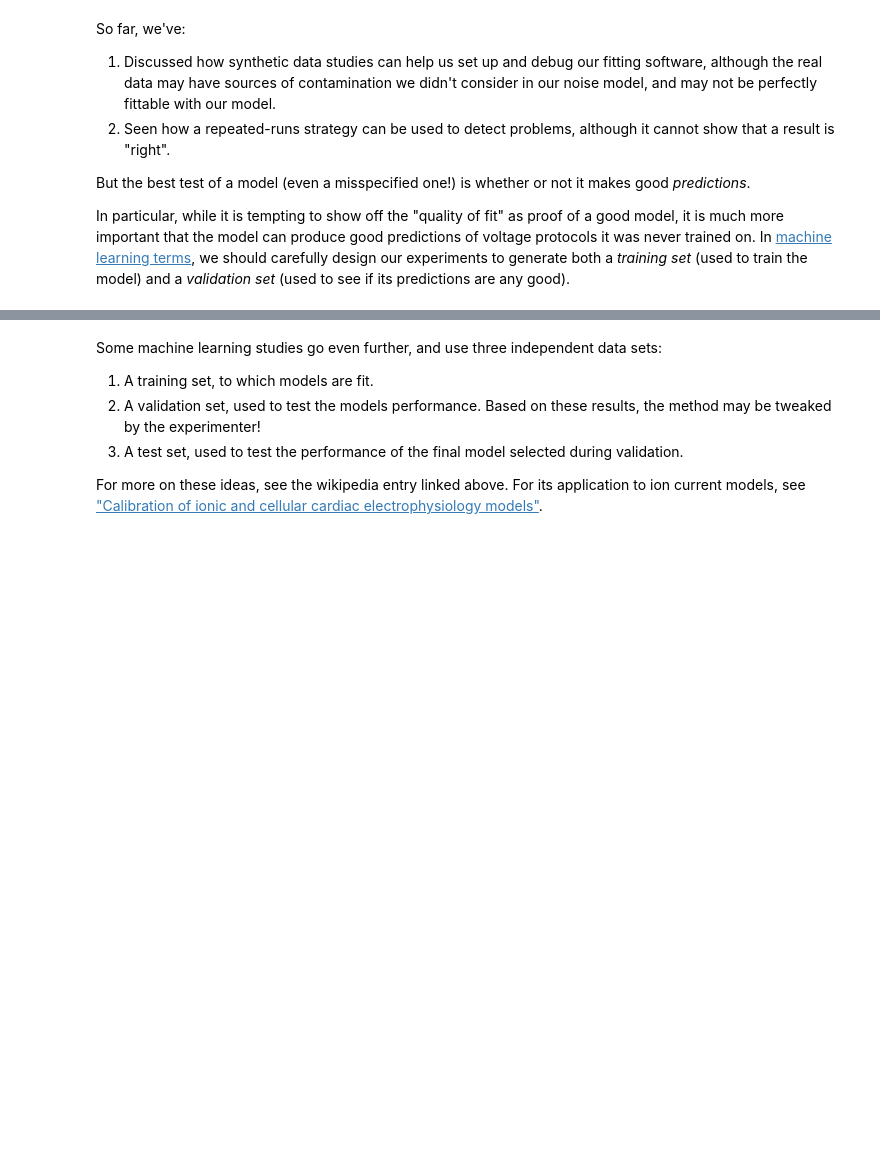
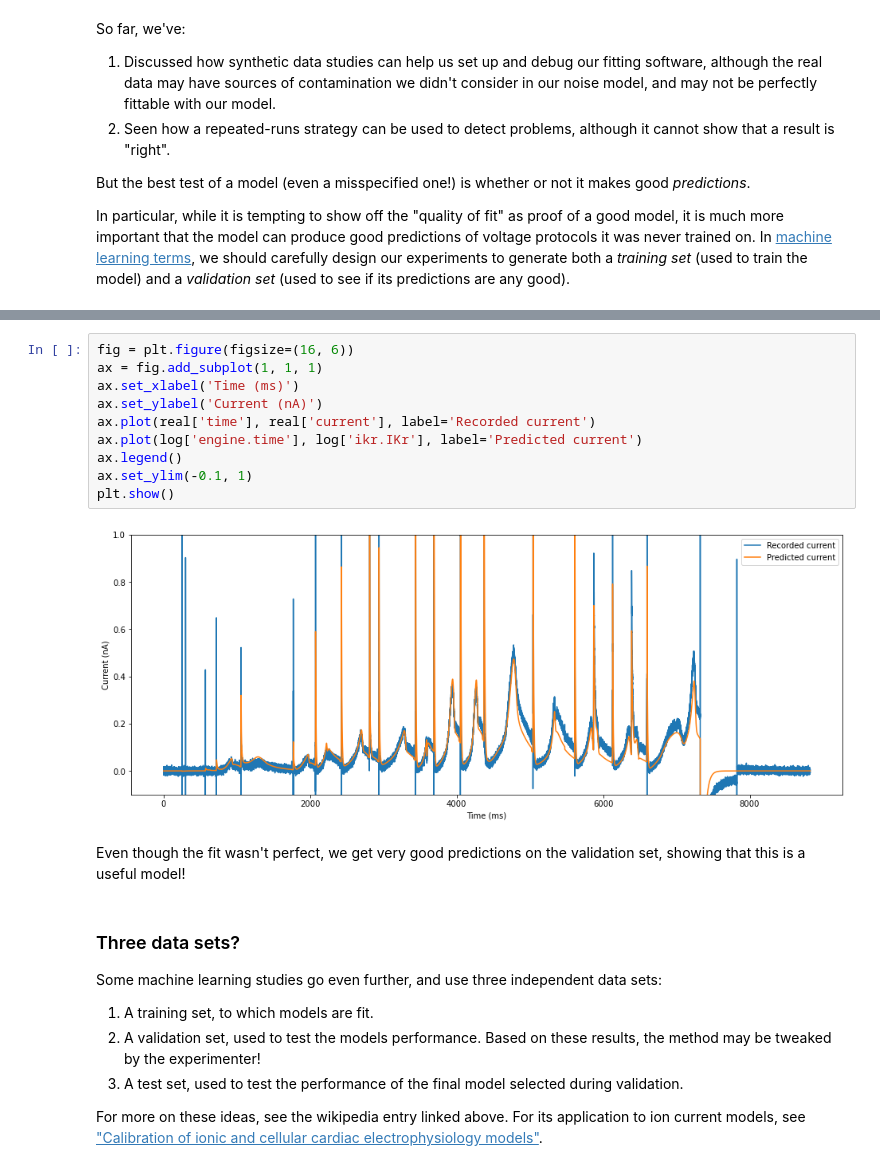
Before and after one commit to CardiacModelling/fitting-notebooks, a Jupyter notebook: ion-currents/reliability.ipynb, the cells around one changed output, grey strips where cells are left out. Drawn from its saved outputs; the diff is of its cells as text; blank space fills up the shorter version.

```diff
--- a/ion-currents/reliability.ipynb
+++ b/ion-currents/reliability.ipynb
@@ -369,4 +477,20 @@ See the link above for details.
+# %%
+fig = plt.figure(figsize=(16, 6))
+ax = fig.add_subplot(1, 1, 1)
+ax.set_xlabel('Time (ms)')
+ax.set_ylabel('Current (nA)')
+ax.plot(real['time'], real['current'], label='Recorded current')
+ax.plot(log['engine.time'], log['ikr.IKr'], label='Predicted current')
+ax.legend()
+ax.set_ylim(-0.1, 1)
+plt.show()
+# %% [output]
+[figure, added]
+# %% [markdown]
+Even though the fit wasn't perfect, we get very good predictions on the validation set, showing that this is a useful model!
 # %% [markdown]
+### Three data sets?
+
 Some machine learning studies go even further, and use three independent data sets:
 
 1. A training set, to which models are fit.
```
Also changed, not shown: parts of 8 cells of this notebook, 3 other files.
